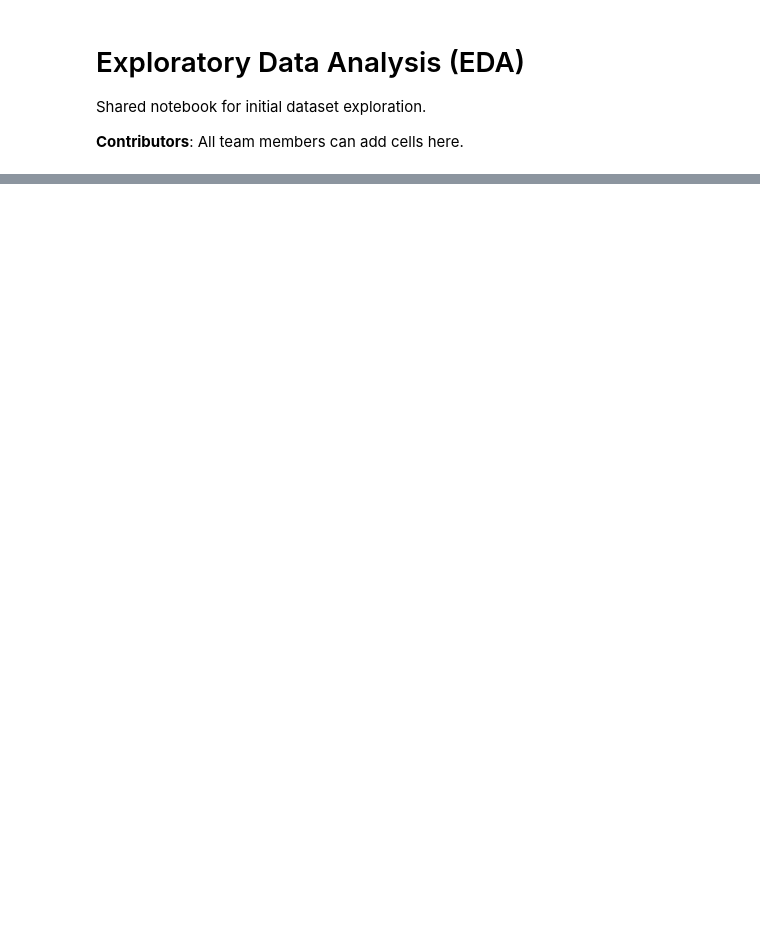
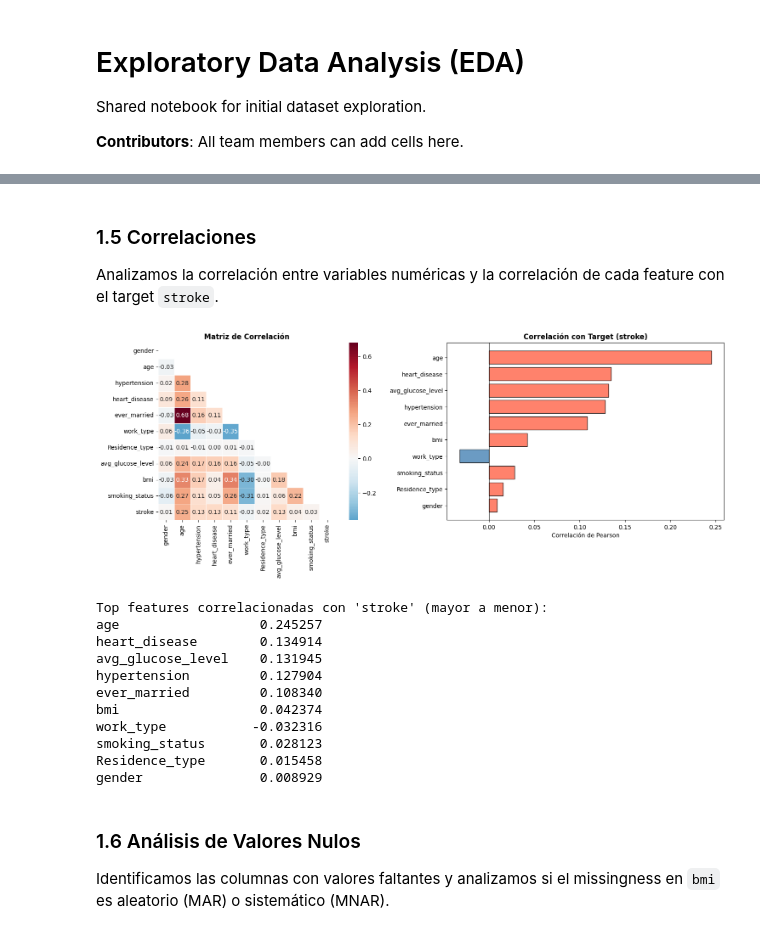
Before and after one commit to martinmw13/AdM_TP, a Jupyter notebook: notebooks/00_eda.ipynb, the cells around one changed output, grey strips where cells are left out. Saved outputs shown, nothing was run; the diff lists cells and outputs as text; code cells hidden in the pictures; blank space fills up the shorter version.

```diff
--- a/notebooks/00_eda.ipynb
+++ b/notebooks/00_eda.ipynb
@@ -40,0 +256,55 @@ plt.show()
+# %% [markdown]
+### 1.5 Correlaciones
+
+Analizamos la correlación entre variables numéricas y la correlación
+de cada feature con el target `stroke`.
+# %%
+# Encoding temporal solo para correlación (no afecta el preprocesamiento)
+df_corr = df.copy()
+for col in vars_categoricas:
+    df_corr[col] = LabelEncoder().fit_transform(df_corr[col].astype(str))
+df_corr = df_corr.drop(columns=['id'])
+
+fig, axes = plt.subplots(1, 2, figsize=(16, 6))
+
+# Heatmap triangular
+mask = np.triu(np.ones_like(df_corr.corr(), dtype=bool))
+sns.heatmap(df_corr.corr(), mask=mask, annot=True, fmt='.2f',
+            cmap='RdBu_r', center=0, ax=axes[0], square=True,
+            linewidths=0.5)
+axes[0].set_title('Matriz de Correlación', fontweight='bold')
+
+# Correlación con target
+corr_target = (df_corr.corr()['stroke']
+               .drop('stroke')
+               .sort_values(key=abs, ascending=True))
+colors_bar = ['tomato' if x > 0 else 'steelblue' for x in corr_target.values]
+axes[1].barh(corr_target.index, corr_target.values,
+             color=colors_bar, edgecolor='black', alpha=0.8)
+axes[1].axvline(0, color='black', linewidth=0.8)
+axes[1].set_title('Correlación con Target (stroke)', fontweight='bold')
+axes[1].set_xlabel('Correlación de Pearson')
+
+plt.tight_layout()
+plt.show()
+
+print("Top features correlacionadas con 'stroke' (mayor a menor):")
+print(corr_target.sort_values(key=abs, ascending=False).to_string())
+# %% [output]
+[figure, added]
+Top features correlacionadas con 'stroke' (mayor a menor):
+age                  0.245257
+heart_disease        0.134914
+avg_glucose_level    0.131945
+hypertension         0.127904
+ever_married         0.108340
+bmi                  0.042374
+work_type           -0.032316
+smoking_status       0.028123
+Residence_type       0.015458
+gender               0.008929
+# %% [markdown]
+### 1.6 Análisis de Valores Nulos
+
+Identificamos las columnas con valores faltantes y analizamos si el
+missingness en `bmi` es aleatorio (MAR) o sistemático (MNAR).
```
Also changed, not shown: parts of 21 cells of this notebook, 2 other files.
